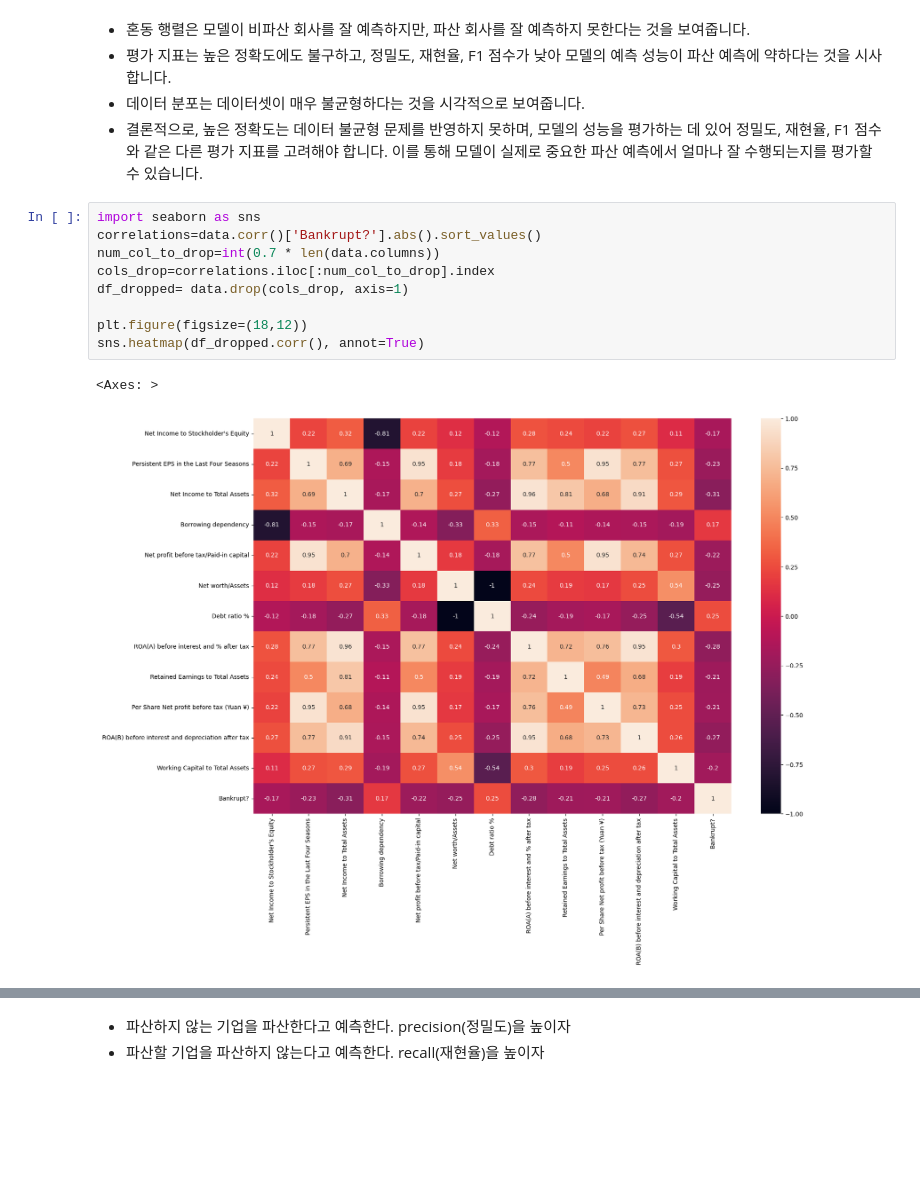
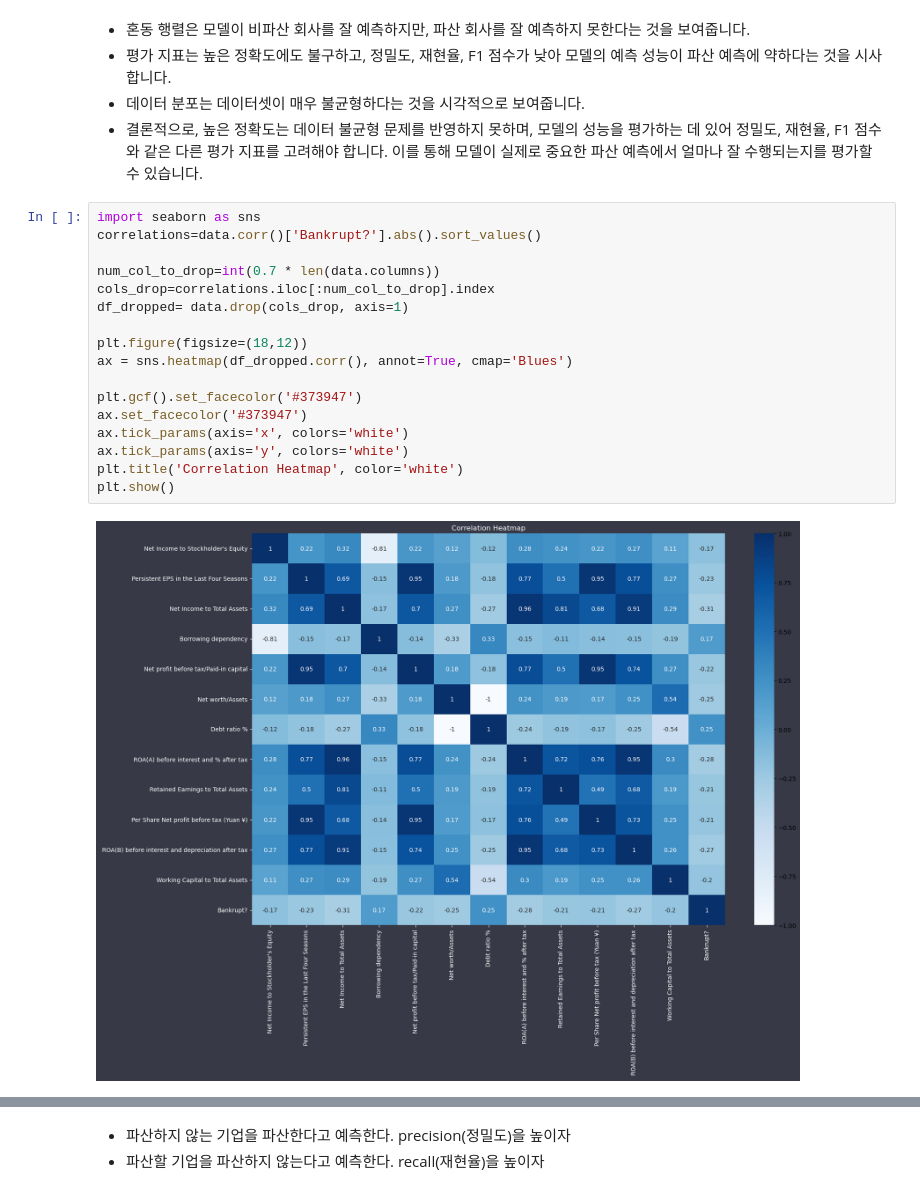
Before and after one commit to pjiseok/ML_project, a Jupyter notebook: 0709_최종.ipynb, the cells around one changed output, grey strips where cells are left out. Cells and saved outputs as stored; diff of their text form; blank space fills up the shorter version.

```diff
--- a/0709_최종.ipynb
+++ b/0709_최종.ipynb
@@ -212,15 +231,22 @@ plt.show()
 # %%
 import seaborn as sns
 correlations=data.corr()['Bankrupt?'].abs().sort_values()
+
 num_col_to_drop=int(0.7 * len(data.columns))
 cols_drop=correlations.iloc[:num_col_to_drop].index
 df_dropped= data.drop(cols_drop, axis=1)
 
 plt.figure(figsize=(18,12))
-sns.heatmap(df_dropped.corr(), annot=True)
+ax = sns.heatmap(df_dropped.corr(), annot=True, cmap='Blues')
+
+plt.gcf().set_facecolor('#373947')
+ax.set_facecolor('#373947')
+ax.tick_params(axis='x', colors='white')
+ax.tick_params(axis='y', colors='white')
+plt.title('Correlation Heatmap', color='white')
+plt.show()
 # %% [output]
-<Axes: >
-[figure, old version]
+[figure, new version]
 # %%
 import pandas as pd
 from sklearn.model_selection import train_test_split, GridSearchCV, cross_val_score, cross_val_predict
```
Also changed, not shown: parts of 3 cells of this notebook.
